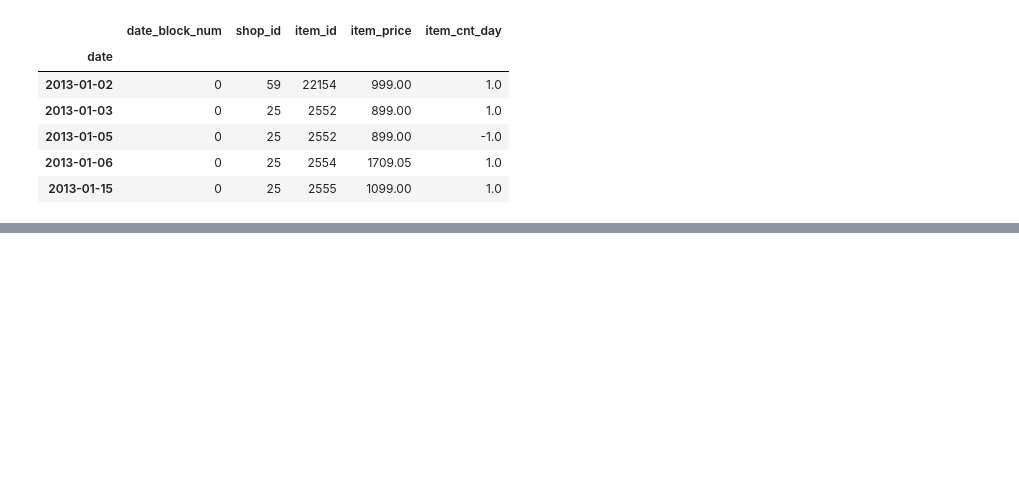
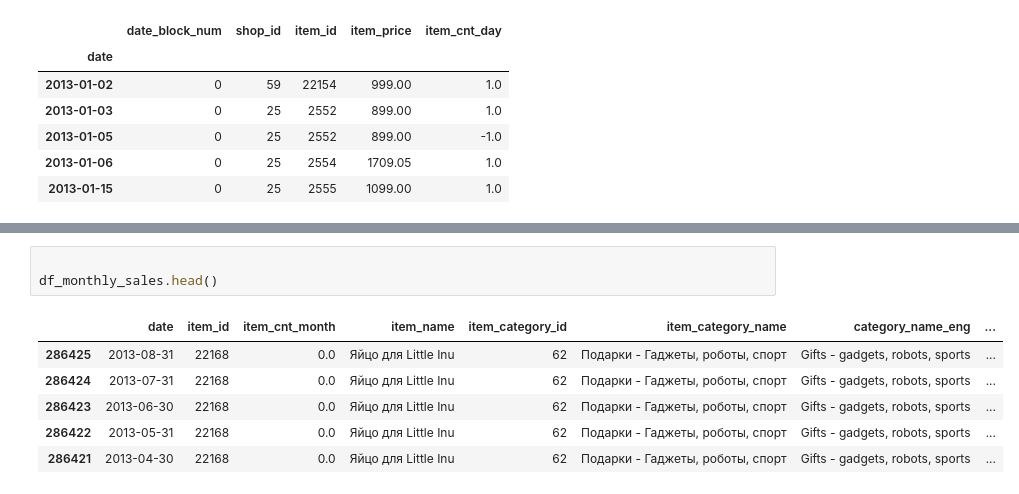
Before and after one commit to jquesada92/Kaggle_Times_Series_Competition, a Jupyter notebook: times_series_competition.ipynb, the cells around one changed output, grey strips where cells are left out. Drawn from its saved outputs; the diff is of its cells as text; blank space fills up the shorter version.

```diff
--- a/times_series_competition.ipynb
+++ b/times_series_competition.ipynb
@@ -153,2 +174,12 @@ df_monthly_sales = df_sales.groupby('item_id').resample('M').item_cnt_day.sum().
+# %%
+
+df_monthly_sales.head()
+# %% [output]
+|  | date | item_id | item_cnt_month | item_name | item_category_id | item_category_name | category_name_eng | ... |
+| 286425 | 2013-08-31 | 22168 | 0.0 | Яйцо для Little Inu | 62 | Подарки - Гаджеты, роботы, спорт | Gifts - gadgets, robots, sports | ... |
+| 286424 | 2013-07-31 | 22168 | 0.0 | Яйцо для Little Inu | 62 | Подарки - Гаджеты, роботы, спорт | Gifts - gadgets, robots, sports | ... |
+| 286423 | 2013-06-30 | 22168 | 0.0 | Яйцо для Little Inu | 62 | Подарки - Гаджеты, роботы, спорт | Gifts - gadgets, robots, sports | ... |
+| 286422 | 2013-05-31 | 22168 | 0.0 | Яйцо для Little Inu | 62 | Подарки - Гаджеты, роботы, спорт | Gifts - gadgets, robots, sports | ... |
+| 286421 | 2013-04-30 | 22168 | 0.0 | Яйцо для Little Inu | 62 | Подарки - Гаджеты, роботы, спорт | Gifts - gadgets, robots, sports | ... |
 # %%
 first_date, last_date = df_monthly_sales.date.min(), df_monthly_sales.date.max()
```
Also changed, not shown: parts of 13 cells of this notebook.
